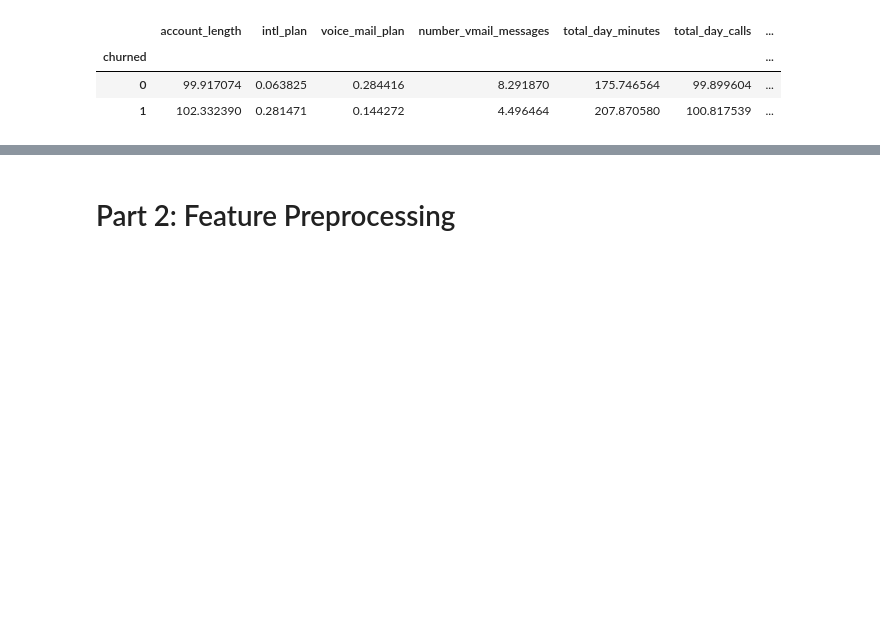
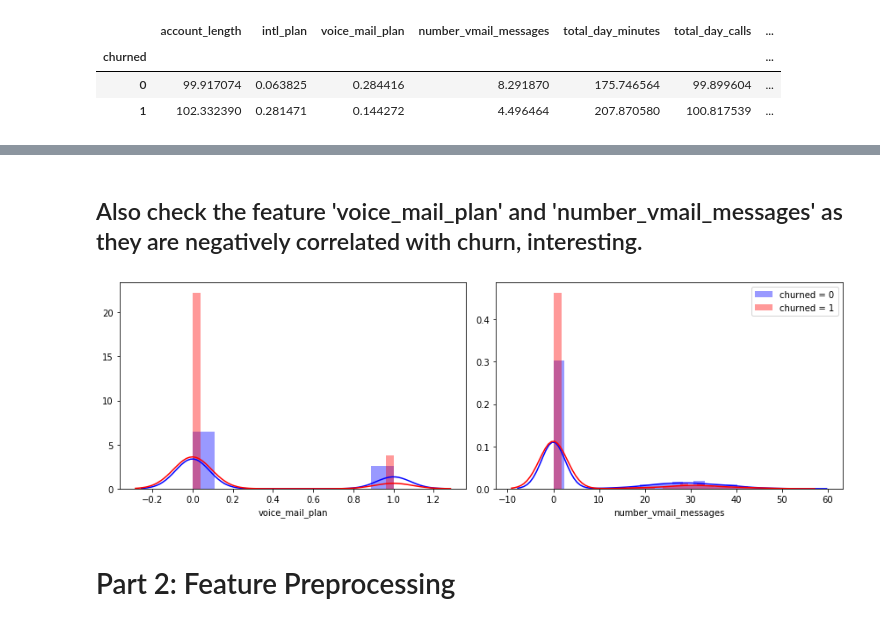
Before and after one commit to Ben-USC/Laidata_projects, a Jupyter notebook: project_1_customer_churn_prediction/Supervised_Learning_Customer_Churn_Prediction.ipynb, the cells around one changed output, grey strips where cells are left out. Cells and saved outputs as stored; diff of their text form; code cells hidden in the pictures; blank space fills up the shorter version.

```diff
--- a/project_1_customer_churn_prediction/Supervised_Learning_Customer_Churn_Prediction.ipynb
+++ b/project_1_customer_churn_prediction/Supervised_Learning_Customer_Churn_Prediction.ipynb
@@ -214,3 +231,22 @@ plt.show()
+# %% [markdown]
+## Also check the feature 'voice_mail_plan' and 'number_vmail_messages' as they are negatively correlated with churn, interesting.
+# %%
+fig, axes = plt.subplots(1,2, figsize=(12,4))
+
+def sns_plot(axis, feature):
+    sns.distplot(data.loc[data.churned == 0, feature], kde = True, label = "churned = 0", ax = axis, color = 'b')
+    sns.distplot(data.loc[data.churned == 1, feature], kde = True, label = "churned = 1", ax = axis, color = 'r')
+    return
+
+sns_plot(axes[0], "voice_mail_plan")
+sns_plot(axes[1], "number_vmail_messages")
+
+plt.legend()
+
+plt.tight_layout()
+plt.show()
+# %% [output]
+[figure, added]
 # %% [markdown]
 # Part 2: Feature Preprocessing
 # %%
```
Also changed, not shown: parts of 23 cells of this notebook.
